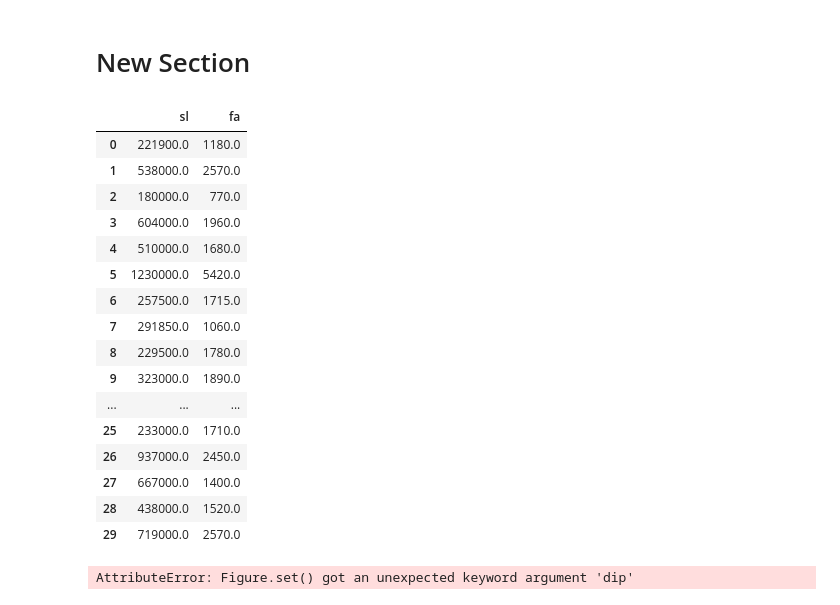
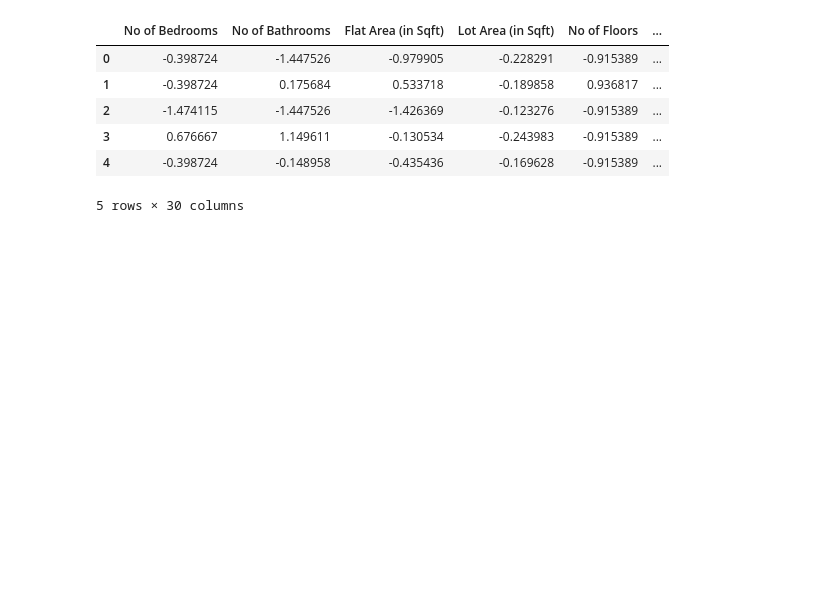
Before and after one commit to mudhraganamkaushik/demokk, a Jupyter notebook: Untitled0.ipynb, the cells around one changed output. Cells and saved outputs as stored; diff of their text form; code cells hidden in the pictures; blank space fills up the shorter version.

```diff
--- a/Untitled0.ipynb
+++ b/Untitled0.ipynb
@@ -86,34 +18,16 @@ result(m,c,fa,sl,cost_n,pred,i)
-# %% [markdown]
-# New Section
-# %%
-sl=data["Sale Price"].head(30)
-fa=data['Flat Area (in Sqft)'].head(30)
-sample_data=pd.DataFrame({'sl':sl,'fa':fa})
-sample_data
-# %% [output]
-|  | sl | fa |
-| 0 | 221900.0 | 1180.0 |
-| 1 | 538000.0 | 2570.0 |
-| 2 | 180000.0 | 770.0 |
-| 3 | 604000.0 | 1960.0 |
-| 4 | 510000.0 | 1680.0 |
-| 5 | 1230000.0 | 5420.0 |
-| 6 | 257500.0 | 1715.0 |
-| 7 | 291850.0 | 1060.0 |
-| 8 | 229500.0 | 1780.0 |
-| 9 | 323000.0 | 1890.0 |
-| ... | ... | ... |
-| 25 | 233000.0 | 1710.0 |
-| 26 | 937000.0 | 2450.0 |
-| 27 | 667000.0 | 1400.0 |
-| 28 | 438000.0 | 1520.0 |
-| 29 | 719000.0 | 2570.0 |
-# %%
-sample_data['mean_sl']=sample_data.sl.mean()
-plt.figure(dip=150)
-plt.scatter(sample_data.fa,sample_data.sl,color='red')
-plt.plot(sample_data.fl,sample_data.mean_sl,color='yellow',label='mean_sl')
-plt.legend()
-plt.show()
-# %% [output]
-AttributeError: Figure.set() got an unexpected keyword argument 'dip'
+# %%
+#scaling the data
+from sklearn.preprocessing import StandardScaler
+scaler =StandardScaler()
+y=d['Sale_Price']
+x=scaler.fit_transform(d.drop(columns=['Sale_Price']))
+x=pd.DataFrame(data=x,columns=d.drop(columns=['Sale_Price']).columns)
+x.head()
+# %% [output]
+|  | No of Bedrooms | No of Bathrooms | Flat Area (in Sqft) | Lot Area (in Sqft) | No of Floors | ... |
+| 0 | -0.398724 | -1.447526 | -0.979905 | -0.228291 | -0.915389 | ... |
+| 1 | -0.398724 | 0.175684 | 0.533718 | -0.189858 | 0.936817 | ... |
+| 2 | -1.474115 | -1.447526 | -1.426369 | -0.123276 | -0.915389 | ... |
+| 3 | 0.676667 | 1.149611 | -0.130534 | -0.243983 | -0.915389 | ... |
+| 4 | -0.398724 | -0.148958 | -0.435436 | -0.169628 | -0.915389 | ... |
+5 rows × 30 columns
```
Also changed, not shown: parts of 26 cells of this notebook.
